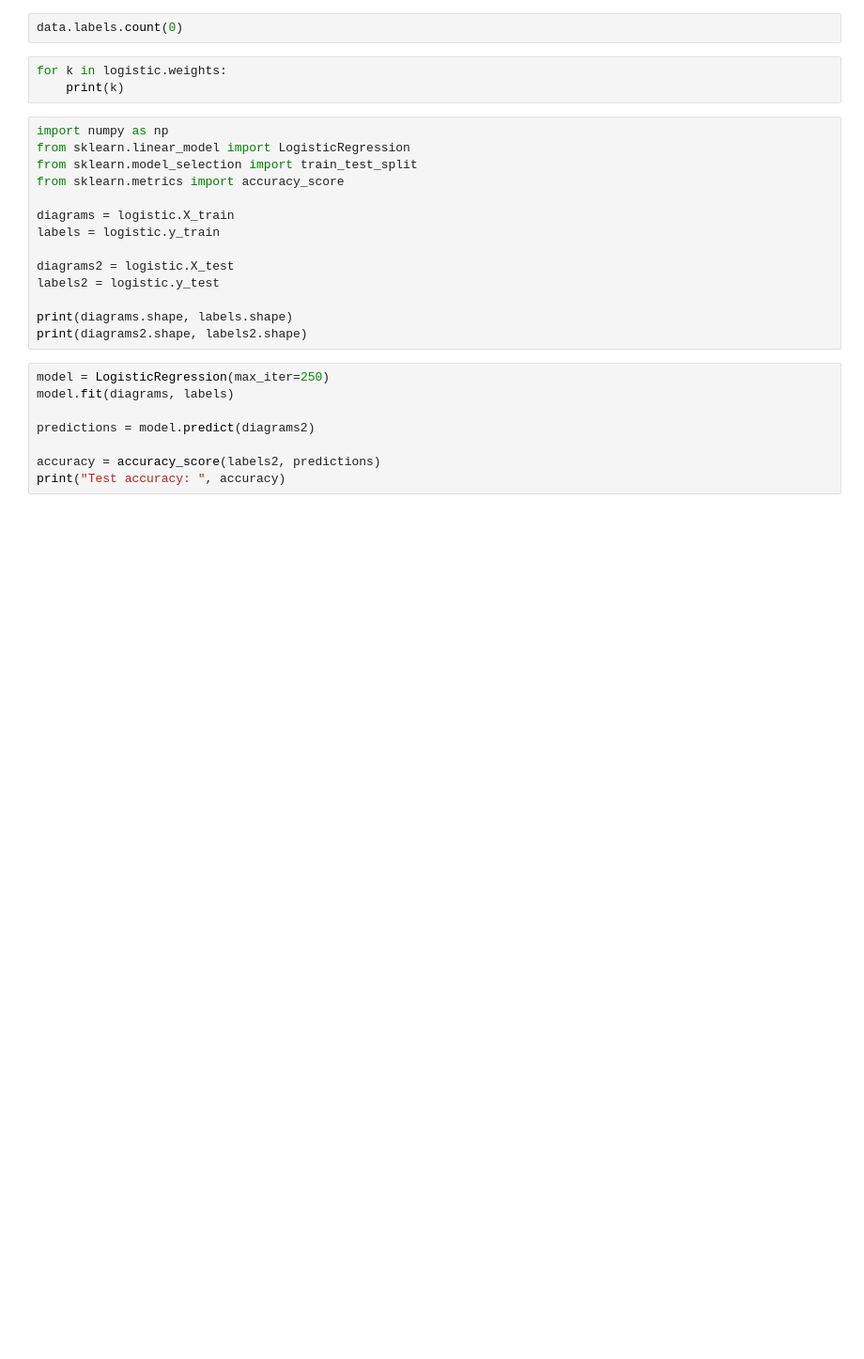
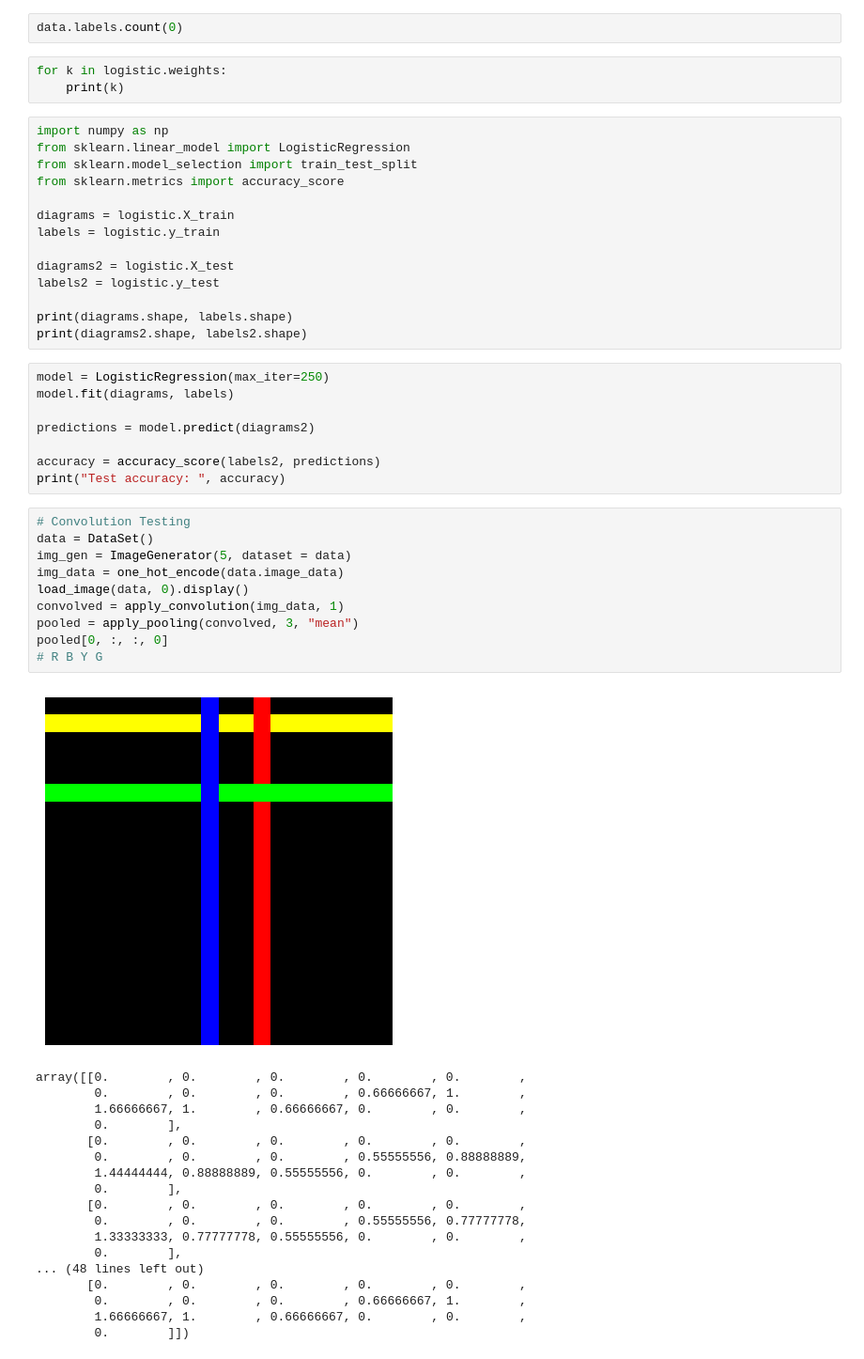
Before and after one commit to dem-ioak/AI-Project-Three, a Jupyter notebook: Wires.ipynb, the cells around one changed output. Shown at 94% size. Drawn from its saved outputs; the diff is of its cells as text; blank space fills up the shorter version.

Commit message:
Convolution/Pooling, preprocess_data_plus

```diff
--- a/Wires.ipynb
+++ b/Wires.ipynb
@@ -433,3 +514,32 @@ predictions = model.predict(diagrams2)
 
 accuracy = accuracy_score(labels2, predictions)
 print("Test accuracy: ", accuracy)
+# %%
+# Convolution Testing
+data = DataSet()
+img_gen = ImageGenerator(5, dataset = data)
+img_data = one_hot_encode(data.image_data)
+load_image(data, 0).display()
+convolved = apply_convolution(img_data, 1)
+pooled = apply_pooling(convolved, 3, "mean")
+pooled[0, :, :, 0]
+# R B Y G
+# %% [output]
+[figure, added]
+array([[0.        , 0.        , 0.        , 0.        , 0.        ,
+        0.        , 0.        , 0.        , 0.66666667, 1.        ,
+        1.66666667, 1.        , 0.66666667, 0.        , 0.        ,
+        0.        ],
+       [0.        , 0.        , 0.        , 0.        , 0.        ,
+        0.        , 0.        , 0.        , 0.55555556, 0.88888889,
+        1.44444444, 0.88888889, 0.55555556, 0.        , 0.        ,
+        0.        ],
+       [0.        , 0.        , 0.        , 0.        , 0.        ,
+        0.        , 0.        , 0.        , 0.55555556, 0.77777778,
+        1.33333333, 0.77777778, 0.55555556, 0.        , 0.        ,
+        0.        ],
+... (48 lines left out)
+       [0.        , 0.        , 0.        , 0.        , 0.        ,
+        0.        , 0.        , 0.        , 0.66666667, 1.        ,
+        1.66666667, 1.        , 0.66666667, 0.        , 0.        ,
+        0.        ]])
```
Also changed, not shown: parts of 5 cells of this notebook.
